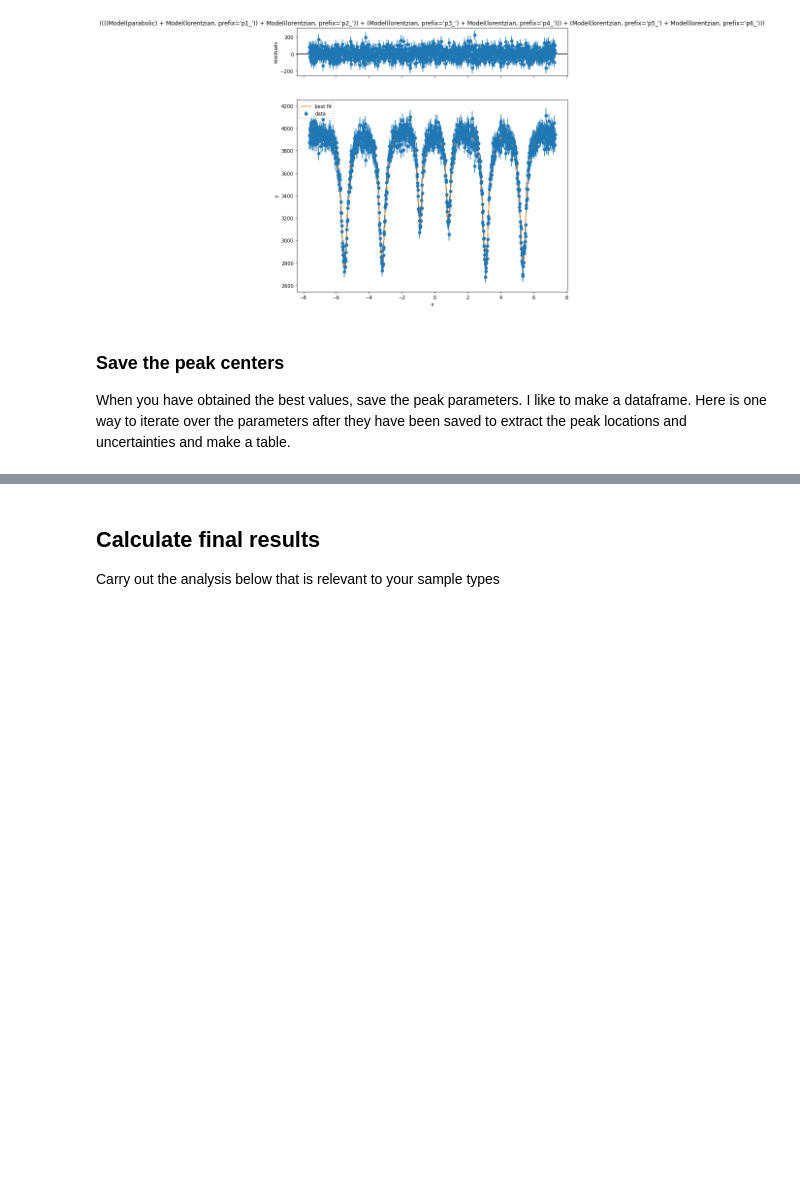
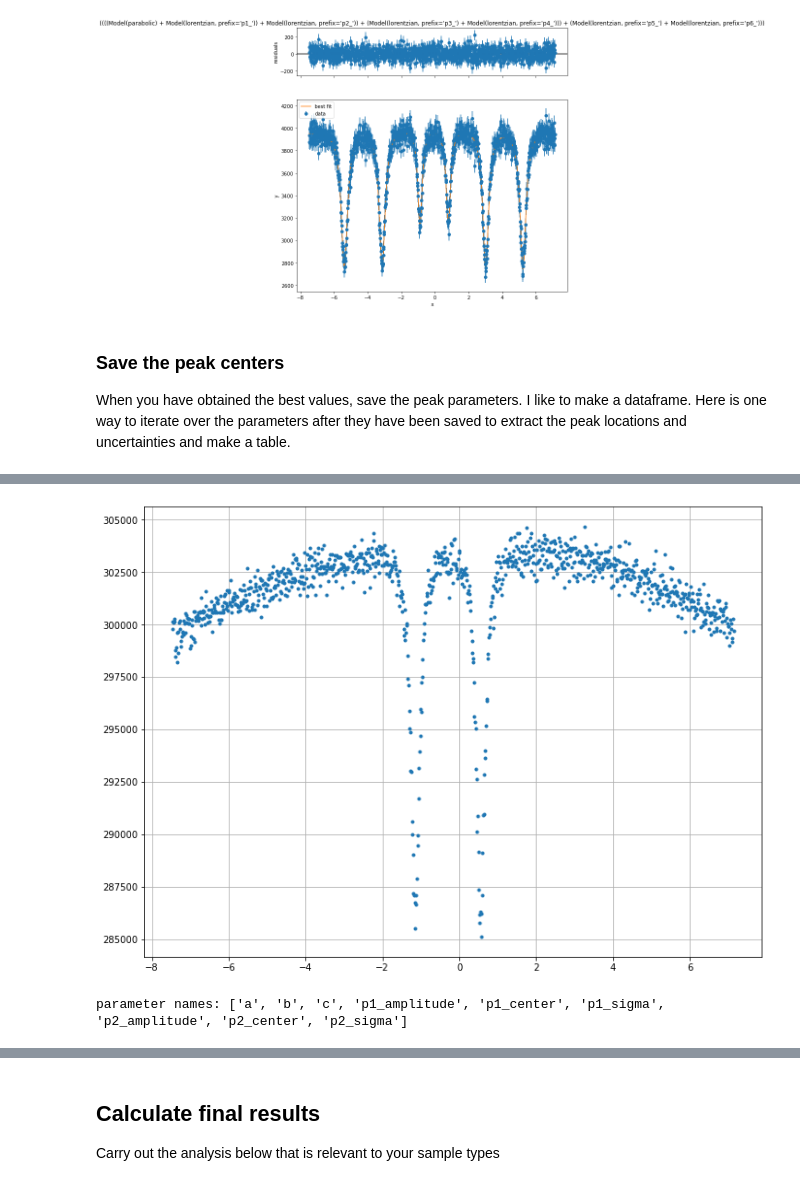
Before and after one commit to kmdao/PHYS431, a Jupyter notebook: Mossbauer/Mossbauer Full Analysis (Template).ipynb, the cells around one changed output, grey strips where cells are left out. Saved outputs shown, nothing was run; the diff lists cells and outputs as text; code cells hidden in the pictures; blank space fills up the shorter version.

```diff
--- a/Mossbauer/Mossbauer Full Analysis (Template).ipynb
+++ b/Mossbauer/Mossbauer Full Analysis (Template).ipynb
@@ -536,0 +558,25 @@ Remember: your goal here is a list of the best-fit peak locations in mm/s units
+# %%
+# Plot against velocity array
+Index = list(range(0,1023))
+
+myfig = plt.figure(figsize=(12,9))
+plt.grid()
+plt.plot(S['velocity'][Index],S['Counts'][Index],'.');
+# %% [output]
+[figure, added]
+# %%
+# Import a gaussian peak and second order polynomial for background
+
+from lmfit.models import QuadraticModel, LorentzianModel
+
+# create an instance of the model
+# Note use of prefixes to keep parameters separate
+model4 = QuadraticModel() + LorentzianModel(prefix='p1_') + LorentzianModel(prefix='p2_')
+
+model = model1
+
+params = model.make_params()
+
+print('parameter names: {}'.format(model.param_names))
+# %% [output]
+parameter names: ['a', 'b', 'c', 'p1_amplitude', 'p1_center', 'p1_sigma', 'p2_amplitude', 'p2_center', 'p2_sigma']
```
Also changed, not shown: parts of 37 cells of this notebook.
